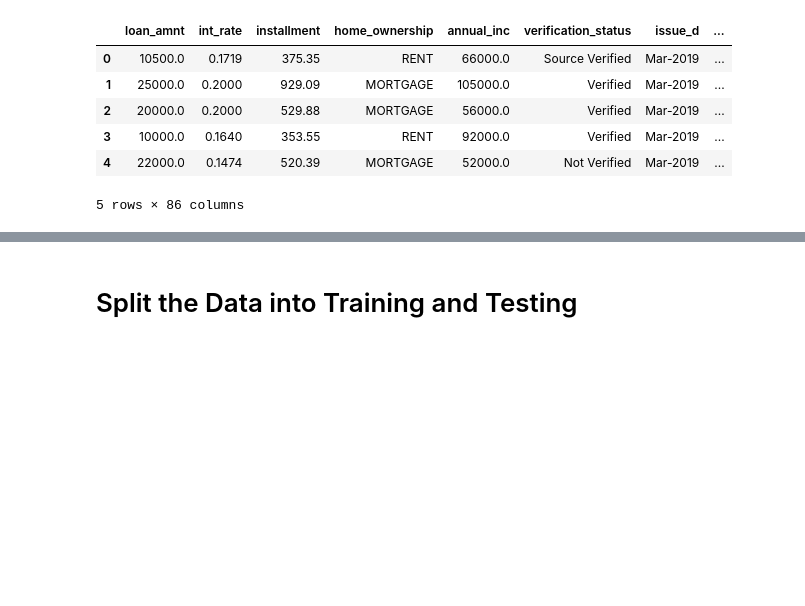
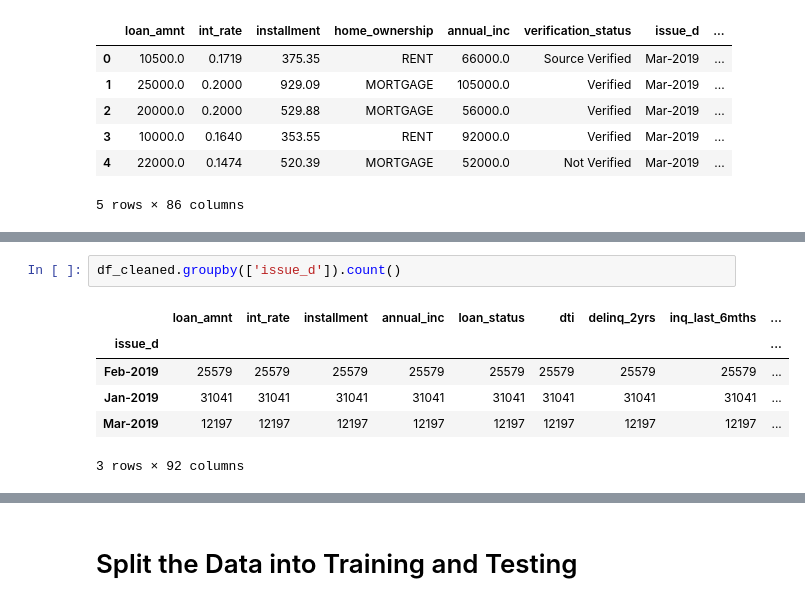
Before and after one commit to vincentpw21/17_credit_risk_analysis, a Jupyter notebook: credit_risk_resampling.ipynb, the cells around one changed output, grey strips where cells are left out. Cells and saved outputs as stored; diff of their text form; blank space fills up the shorter version.

```diff
--- a/credit_risk_resampling.ipynb
+++ b/credit_risk_resampling.ipynb
@@ -78,0 +121,9 @@ df.head()
+# %%
+df_cleaned.groupby(['issue_d']).count()
+# %% [output]
+|  | loan_amnt | int_rate | installment | annual_inc | loan_status | dti | delinq_2yrs | inq_last_6mths | ... |
+| issue_d |  |  |  |  |  |  |  |  | ... |
+| Feb-2019 | 25579 | 25579 | 25579 | 25579 | 25579 | 25579 | 25579 | 25579 | ... |
+| Jan-2019 | 31041 | 31041 | 31041 | 31041 | 31041 | 31041 | 31041 | 31041 | ... |
+| Mar-2019 | 12197 | 12197 | 12197 | 12197 | 12197 | 12197 | 12197 | 12197 | ... |
+3 rows × 92 columns
```
Also changed, not shown: parts of 30 cells of this notebook.
